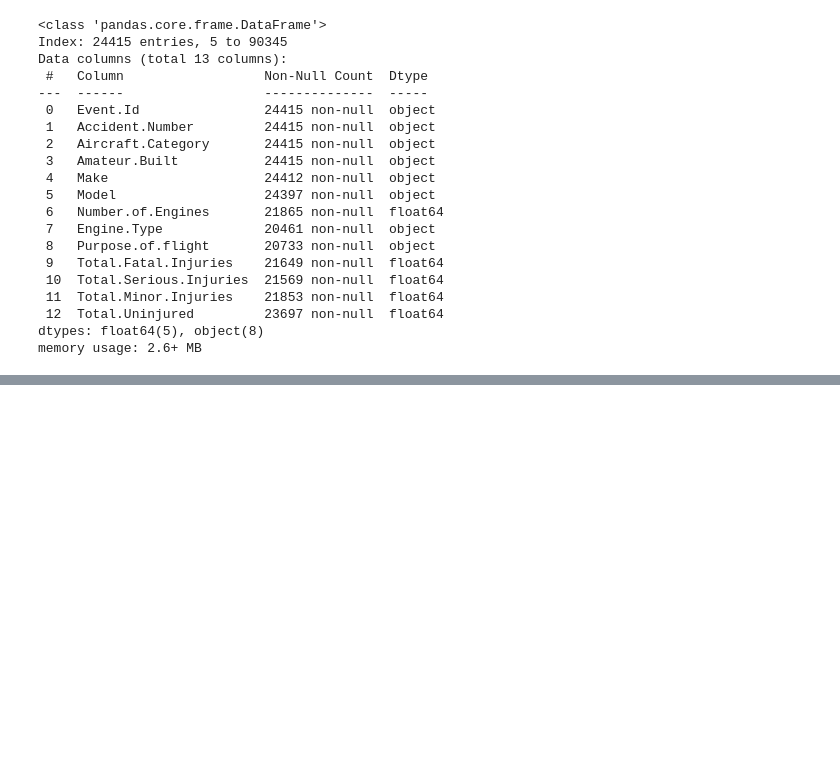
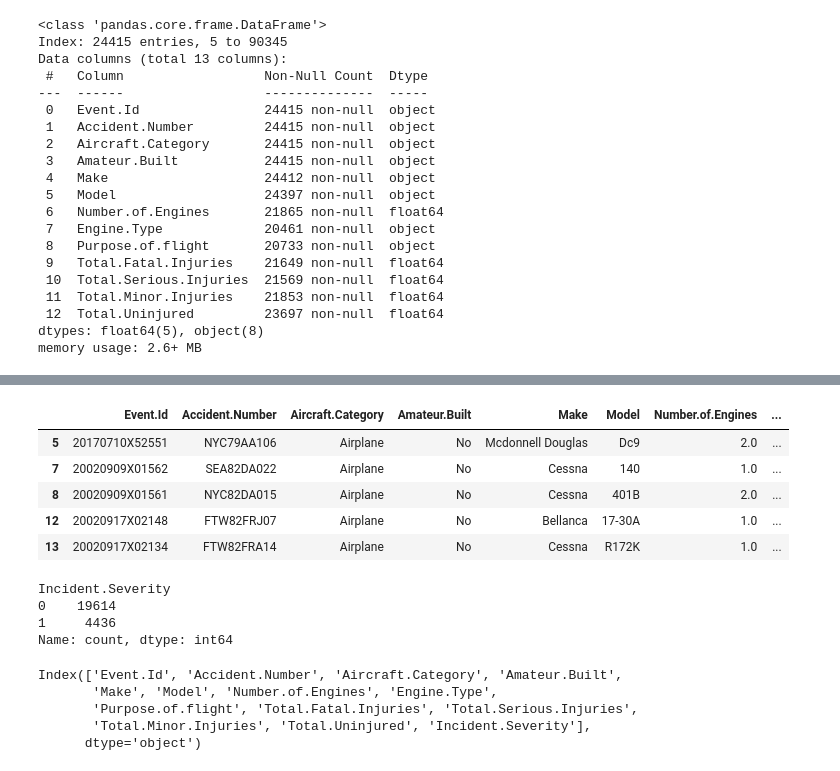
Before and after one commit to AndrewReusche/dsc-phase-1-project-v3, a Jupyter notebook: Refined_Data_Analysis.ipynb, the cells around one changed output, grey strips where cells are left out. Cells and saved outputs as stored; diff of their text form; code cells hidden in the pictures; blank space fills up the shorter version.

```diff
--- a/Refined_Data_Analysis.ipynb
+++ b/Refined_Data_Analysis.ipynb
@@ -427,0 +522,16 @@ memory usage: 2.6+ MB
+# %%
+c_pro_aircraft_data.head()
+# %% [output]
+|  | Event.Id | Accident.Number | Aircraft.Category | Amateur.Built | Make | Model | Number.of.Engines | ... |
+| 5 | 20170710X52551 | NYC79AA106 | Airplane | No | Mcdonnell Douglas | Dc9 | 2.0 | ... |
+| 7 | 20020909X01562 | SEA82DA022 | Airplane | No | Cessna | 140 | 1.0 | ... |
+| 8 | 20020909X01561 | NYC82DA015 | Airplane | No | Cessna | 401B | 2.0 | ... |
+| 12 | 20020917X02148 | FTW82FRJ07 | Airplane | No | Bellanca | 17-30A | 1.0 | ... |
+| 13 | 20020917X02134 | FTW82FRA14 | Airplane | No | Cessna | R172K | 1.0 | ... |
+# %%
+c_pro_aircraft_data['Incident.Severity'].value_counts()
+# %% [output]
+Incident.Severity
+0    19614
+1     4436
+Name: count, dtype: int64
@@ -427,0 +552,8 @@ memory usage: 2.6+ MB
+# %%
+c_pro_aircraft_data.columns
+# %% [output]
+Index(['Event.Id', 'Accident.Number', 'Aircraft.Category', 'Amateur.Built',
+       'Make', 'Model', 'Number.of.Engines', 'Engine.Type',
+       'Purpose.of.flight', 'Total.Fatal.Injuries', 'Total.Serious.Injuries',
+       'Total.Minor.Injuries', 'Total.Uninjured', 'Incident.Severity'],
+      dtype='object')
```
Also changed, not shown: parts of 70 cells of this notebook.
